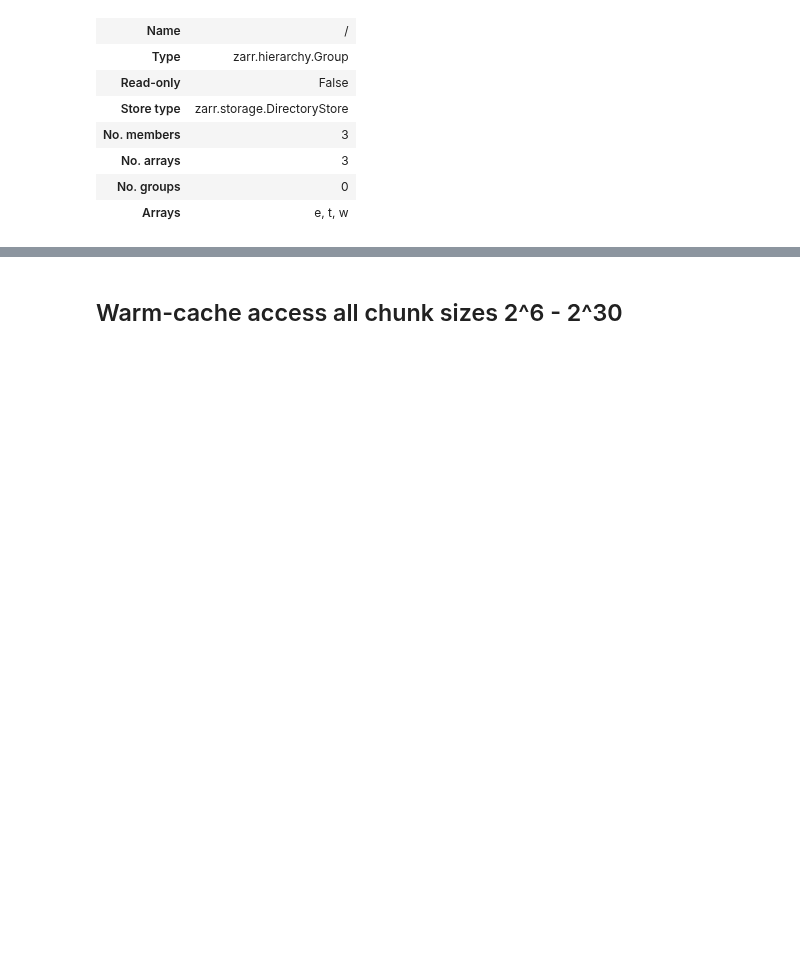
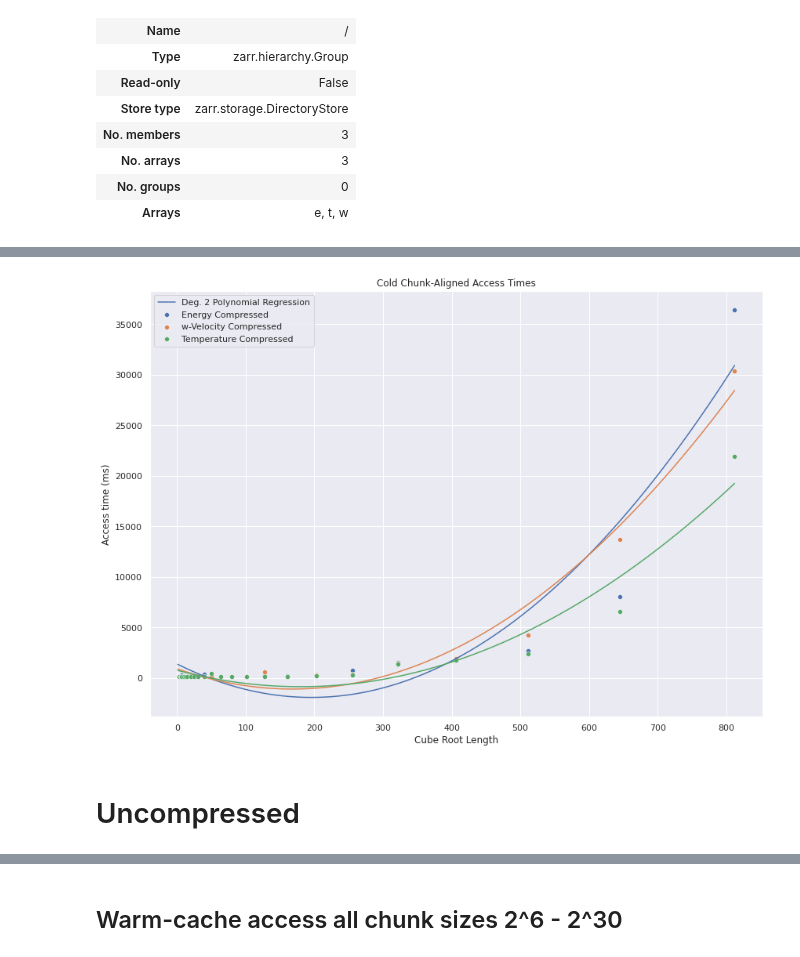
Before and after one commit to ariellubonja/ncar-zarr-code, a Jupyter notebook: compression-tradeoff-1-var.ipynb, the cells around one changed output, grey strips where cells are left out. Drawn from its saved outputs; the diff is of its cells as text; code cells hidden in the pictures; blank space fills up the shorter version.

```diff
--- a/compression-tradeoff-1-var.ipynb
+++ b/compression-tradeoff-1-var.ipynb
@@ -568,0 +756,4 @@ plt.show()
+# %%
+# MCC - min nr. chunks accessed per nr. points. MCC = min chunk compressed
+mcc_e = [36400, 8070, 2660, 1880, 1510, 761, 300, 186, 241, 173, 162, 164, 154, 385, 166, 189, 200, 163, 146, 210, 175, 314, 180, 167]
+mcc_e.reverse()
@@ -568,0 +786,4 @@ plt.show()
+# %%
+# Outlier at cube_root=127
+mcc_w = [30400, 13700, 4220, 1930, 1450, 350, 271, 147, 566, 145, 157, 160, 150, 136, 188, 161, 136, 138, 157, 151, 159, 120, 156, 119]
+mcc_w.reverse()
@@ -568,0 +816,41 @@ plt.show()
+# %%
+# 1st is >768 => need to read 4 chunks
+# 2nd =645 (>512) so 3 chunks. Then 2, and so on
+# Outlier at cube size=50. Why?
+mcc_t = [21900, 6560, 2370, 1800, 1410, 320, 204, 141, 130, 150, 120, 173, 422, 173, 132, 155, 132, 143, 124, 131, 127, 130, 151, 127]
+mcc_t.reverse()
+# %%
+import seaborn as sns
+sns.set(rc={'figure.figsize':(14,10)})
+
+# Energy compressed
+ax = sns.scatterplot(x=cube_root_size, y=mcc_e, label="Energy Compressed").set(xlabel='Cube Root Length', ylabel='Access time (ms)')
+#ax.set(xlabel='Cube Root Length', ylabel='Access time (ms)')
+
+# https://stackoverflow.com/questions/31632637/label-axes-on-seaborn-barplot
+mymodel = np.poly1d(np.polyfit(cube_root_size, mcc_e, 2))
+myline = np.linspace(1, cube_root_size[len(cube_root_size)-1], 1000)
+plt.plot(myline, mymodel(myline), label="Deg. 2 Polynomial Regression")#, color="orange")
+
+# w-velocity compressed
+ax = sns.scatterplot(x=cube_root_size, y=mcc_w, label="w-Velocity Compressed")
+
+mymodel_w = np.poly1d(np.polyfit(cube_root_size, mcc_w, 2))
+myline_w = np.linspace(1, cube_root_size[len(cube_root_size)-1], 1000)
+plt.plot(myline_w, mymodel_w(myline_w))
+
+
+# Temperature compressed
+ax = sns.scatterplot(x=cube_root_size, y=mcc_t, label="Temperature Compressed")
+
+mymodel_t = np.poly1d(np.polyfit(cube_root_size, mcc_t, 2))
+myline_t = np.linspace(1, cube_root_size[len(cube_root_size)-1], 1000)
+plt.plot(myline_t, mymodel_t(myline_t))
+
+
+plt.title("Cold Chunk-Aligned Access Times")
+plt.show()
+# %% [output]
+[figure, added]
+# %% [markdown]
+# Uncompressed
```
Also changed, not shown: parts of 36 cells of this notebook.
